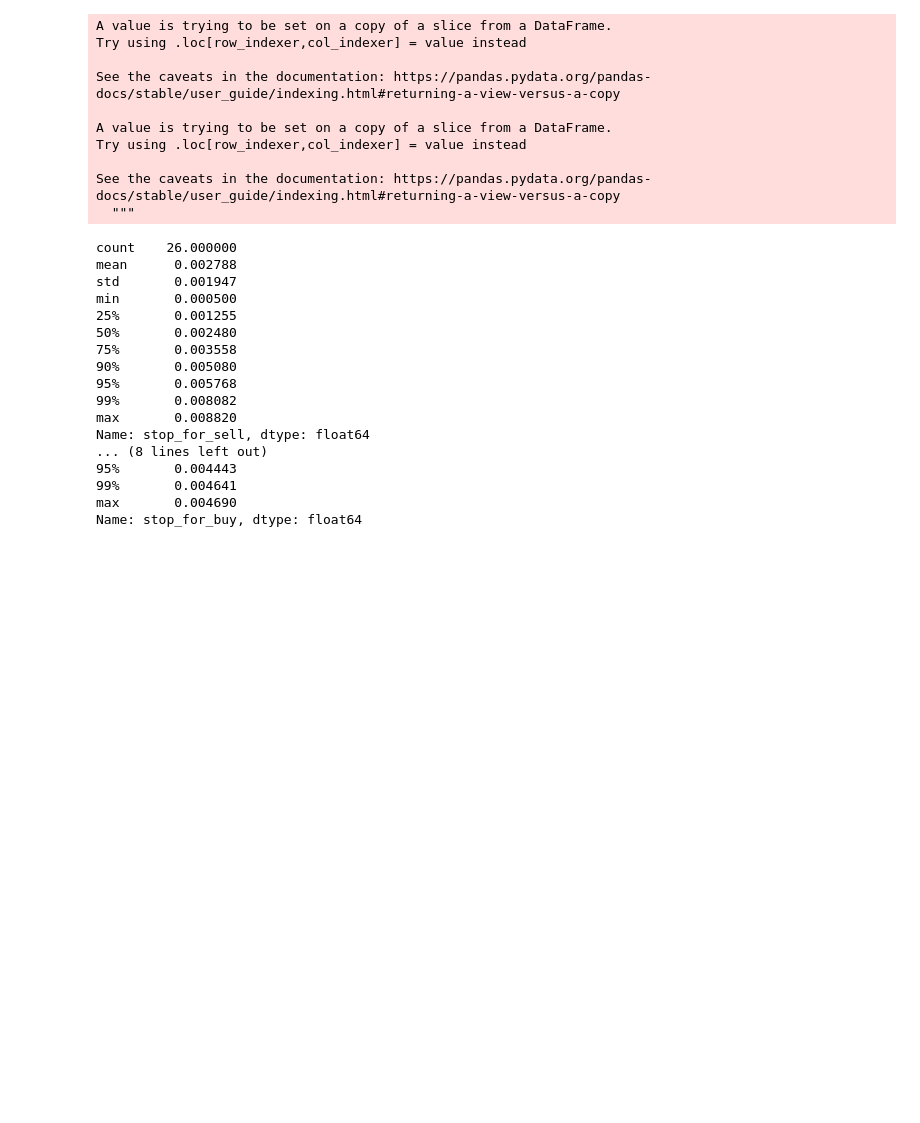
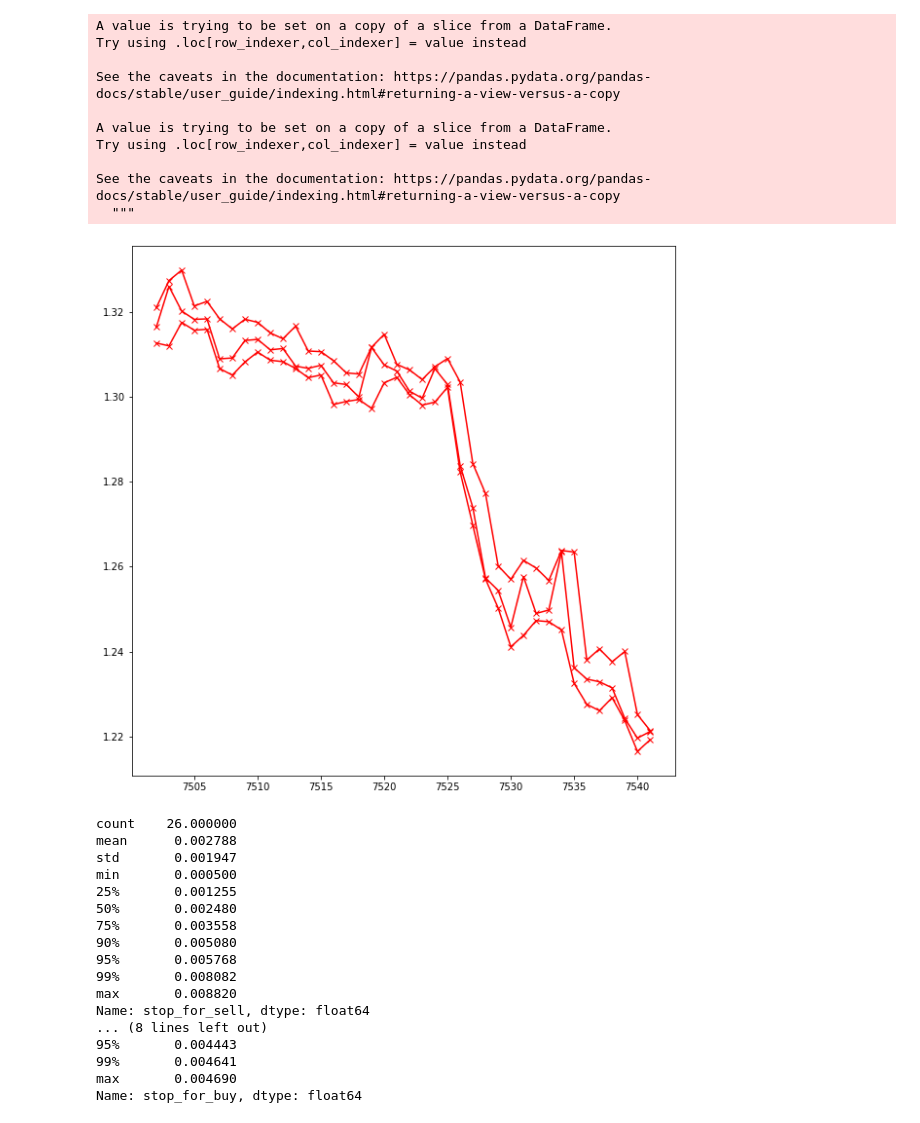
Before and after one commit to gomlfx/ApiaryFund_, a Jupyter notebook: AGC27_2_0_1_stats_only.ipynb, the cells around one changed output. Cells and saved outputs as stored; diff of their text form; code cells hidden in the pictures; blank space fills up the shorter version.

Commit message:
chart added

```diff
--- a/AGC27_2_0_1_stats_only.ipynb
+++ b/AGC27_2_0_1_stats_only.ipynb
@@ -149,6 +149,16 @@ Try using .loc[row_indexer,col_indexer] = value instead
 
 See the caveats in the documentation: https://pandas.pydata.org/pandas-docs/stable/user_guide/indexing.html#returning-a-view-versus-a-copy
   """
+# %%
+f=plt.figure()
+f.set_figwidth(10)
+f.set_figheight(10)
+#include actual high and low range
+line1_h = plt.plot(stop_df['<HIGH>'], label = 'actual high', marker='x', color='r')
+line1_l = plt.plot(stop_df['<LOW>'], label = 'actual low', marker='x', color='r')
+line1_c = plt.plot(stop_df['<CLOSE>'], label = 'actual close', marker='x', color='r')
+# %% [output]
+[figure, added]
 # %%
 print(stop_df1.stop_for_sell.describe(percentiles=[.25,.5,.75,.9,.95,.99]))
 print(stop_df2.stop_for_buy.describe(percentiles=[.25,.5,.75,.9,.95,.99]))
```
